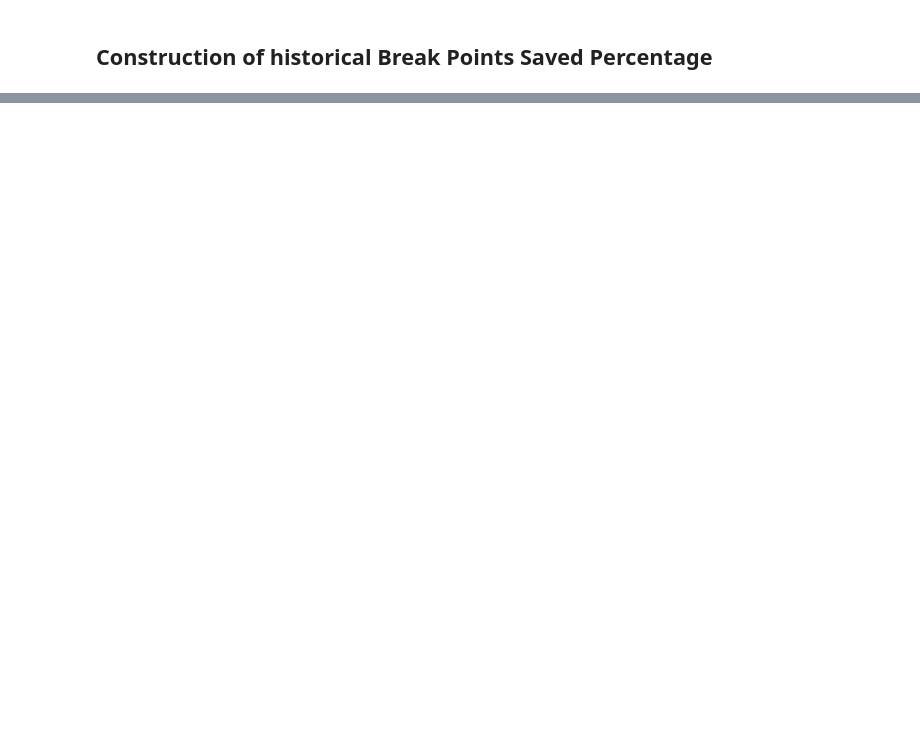
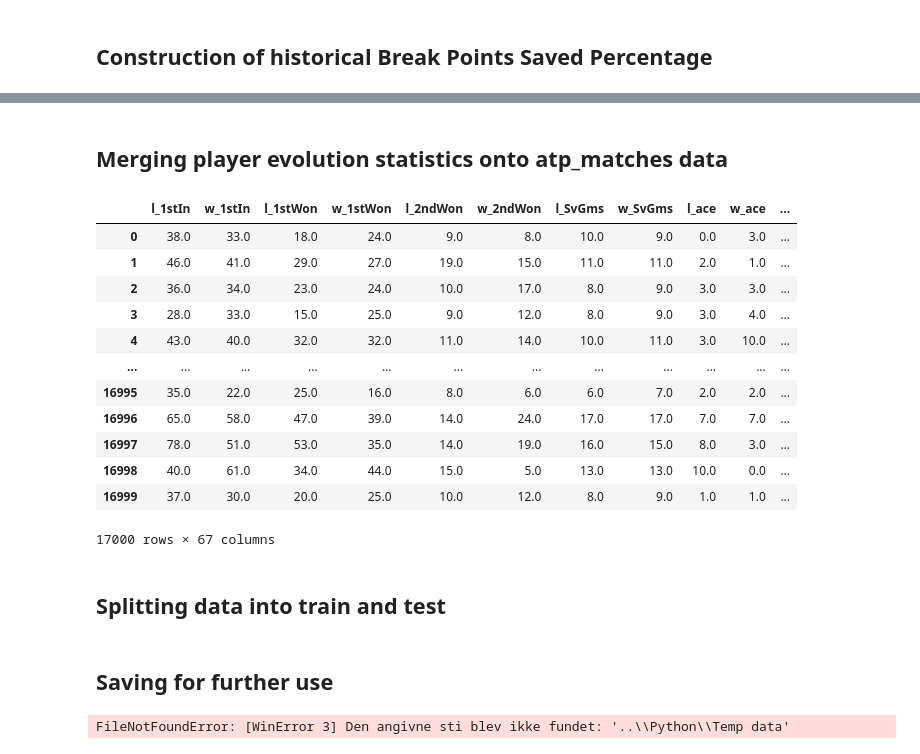
Before and after one commit to Alla977/Predicting-ATP-Tennis-Match-Outcomes, a Jupyter notebook: Data wraggling.ipynb, the cells around one changed output, grey strips where cells are left out. Cells and saved outputs as stored; diff of their text form; code cells hidden in the pictures; blank space fills up the shorter version.

```diff
--- a/Data wraggling.ipynb
+++ b/Data wraggling.ipynb
@@ -231,0 +192,10 @@ preprocessor1 = ColumnTransformer([
+# %%
+
+all_matches_per_player['bpFaced'] = all_matches_per_player.apply( lambda row: row['w_bpFaced'] if row['player'] == row['winner_name']
+                                                              else  row['l_bpFaced'], axis=1)
+
+all_matches_per_player['bpSaved'] = all_matches_per_player.apply( lambda row: row['w_bpSaved'] if row['player'] == row['winner_name']
+                                                              else  row['l_bpSaved'],axis=1)
+
+all_matches_per_player['shifted_bpFaced'] = all_matches_per_player.groupby('player')['bpFaced'].shift(1)
+all_matches_per_player['shifted_bpSaved'] = all_matches_per_player.groupby('player')['bpSaved'].shift(1)
@@ -231,0 +242,34 @@ preprocessor1 = ColumnTransformer([
+# %%
+cols = ['match_num','Match_number','tourney_date','Main_player_name','Rolling_WLR','Rolling_SVP','Rolling_BPS']
+evolution_statistics = all_matches_per_player[cols]
+# %% [markdown]
+## Merging player evolution statistics onto atp_matches data
+# %%
+pd.set_option('display.max_columns', None)
+ev_stat = evolution_statistics.copy()
+test = pd.merge(atp_matches,ev_stat,how="left",on = ["match_num","Main_player_name","tourney_date"])
+test = test.sort_values(by=['Main_player_name', 'tourney_date','round']
+                                                           , ascending=[True, True,True])
+ev_stat.rename(columns={'Main_player_name': 'Other_player_name'}, inplace=True)
+test2 = pd.merge(test,ev_stat,how="left",on = ["match_num","Other_player_name","tourney_date"])
+
+
+test2["Rolling_WLR_diff"]=test2["Rolling_WLR_x"]-test2["Rolling_WLR_y"]
+test2["Rolling_SVP_diff"]=test2["Rolling_SVP_x"]-test2["Rolling_SVP_y"]
+test2["Rolling_BPS_diff"]=test2["Rolling_BPS_x"]-test2["Rolling_BPS_y"]
+test2.sort_values(by=['Main_player_name', 'tourney_date','round']
+                                                           , ascending=[True, True,True])
+# %% [output]
+|  | l_1stIn | w_1stIn | l_1stWon | w_1stWon | l_2ndWon | w_2ndWon | l_SvGms | w_SvGms | l_ace | w_ace | ... |
+| 0 | 38.0 | 33.0 | 18.0 | 24.0 | 9.0 | 8.0 | 10.0 | 9.0 | 0.0 | 3.0 | ... |
+| 1 | 46.0 | 41.0 | 29.0 | 27.0 | 19.0 | 15.0 | 11.0 | 11.0 | 2.0 | 1.0 | ... |
+| 2 | 36.0 | 34.0 | 23.0 | 24.0 | 10.0 | 17.0 | 8.0 | 9.0 | 3.0 | 3.0 | ... |
+| 3 | 28.0 | 33.0 | 15.0 | 25.0 | 9.0 | 12.0 | 8.0 | 9.0 | 3.0 | 4.0 | ... |
+| 4 | 43.0 | 40.0 | 32.0 | 32.0 | 11.0 | 14.0 | 10.0 | 11.0 | 3.0 | 10.0 | ... |
+| ... | ... | ... | ... | ... | ... | ... | ... | ... | ... | ... | ... |
+| 16995 | 35.0 | 22.0 | 25.0 | 16.0 | 8.0 | 6.0 | 6.0 | 7.0 | 2.0 | 2.0 | ... |
+| 16996 | 65.0 | 58.0 | 47.0 | 39.0 | 14.0 | 24.0 | 17.0 | 17.0 | 7.0 | 7.0 | ... |
+| 16997 | 78.0 | 51.0 | 53.0 | 35.0 | 14.0 | 19.0 | 16.0 | 15.0 | 8.0 | 3.0 | ... |
+| 16998 | 40.0 | 61.0 | 34.0 | 44.0 | 15.0 | 5.0 | 13.0 | 13.0 | 10.0 | 0.0 | ... |
+| 16999 | 37.0 | 30.0 | 20.0 | 25.0 | 10.0 | 12.0 | 8.0 | 9.0 | 1.0 | 1.0 | ... |
+17000 rows × 67 columns
@@ -231,0 +285,2 @@ preprocessor1 = ColumnTransformer([
+# %% [markdown]
+## Splitting data into train and test
@@ -231,0 +293,16 @@ preprocessor1 = ColumnTransformer([
+# %% [markdown]
+## Saving for further use
+# %%
+current_directory = os.getcwd()
+current_directory
+#parent_directory = os.path.dirname(current_directory)
+#print(current_directory,parent_directory)
+
+# Change the working directory to the parent directory
+new_directory = '..\\Python\\Temp data'
+
+# Change the working directory
+os.chdir(new_directory)
+#os.getcwd()
+# %% [output]
+FileNotFoundError: [WinError 3] Den angivne sti blev ikke fundet: '..\\Python\\Temp data'
```
Also changed, not shown: parts of 21 cells of this notebook, 1 other file.
